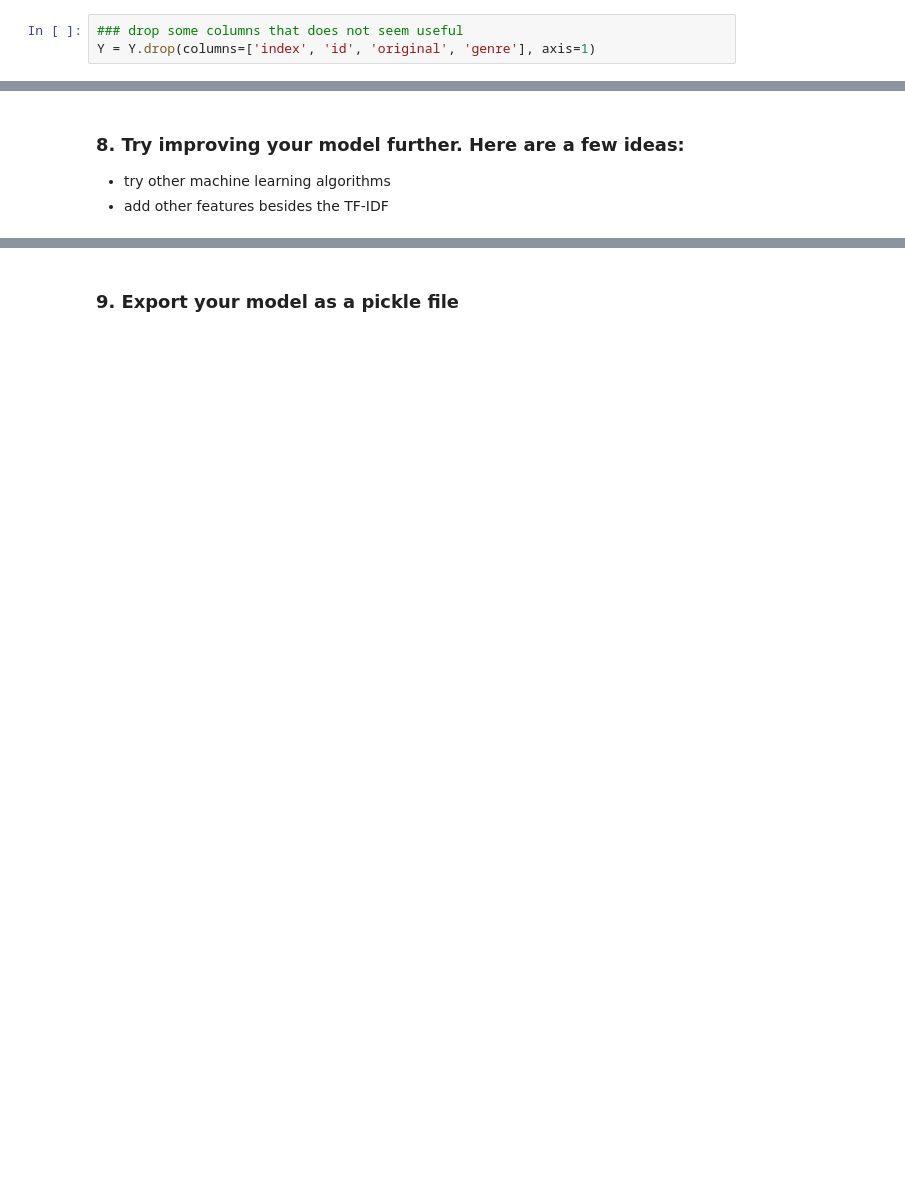
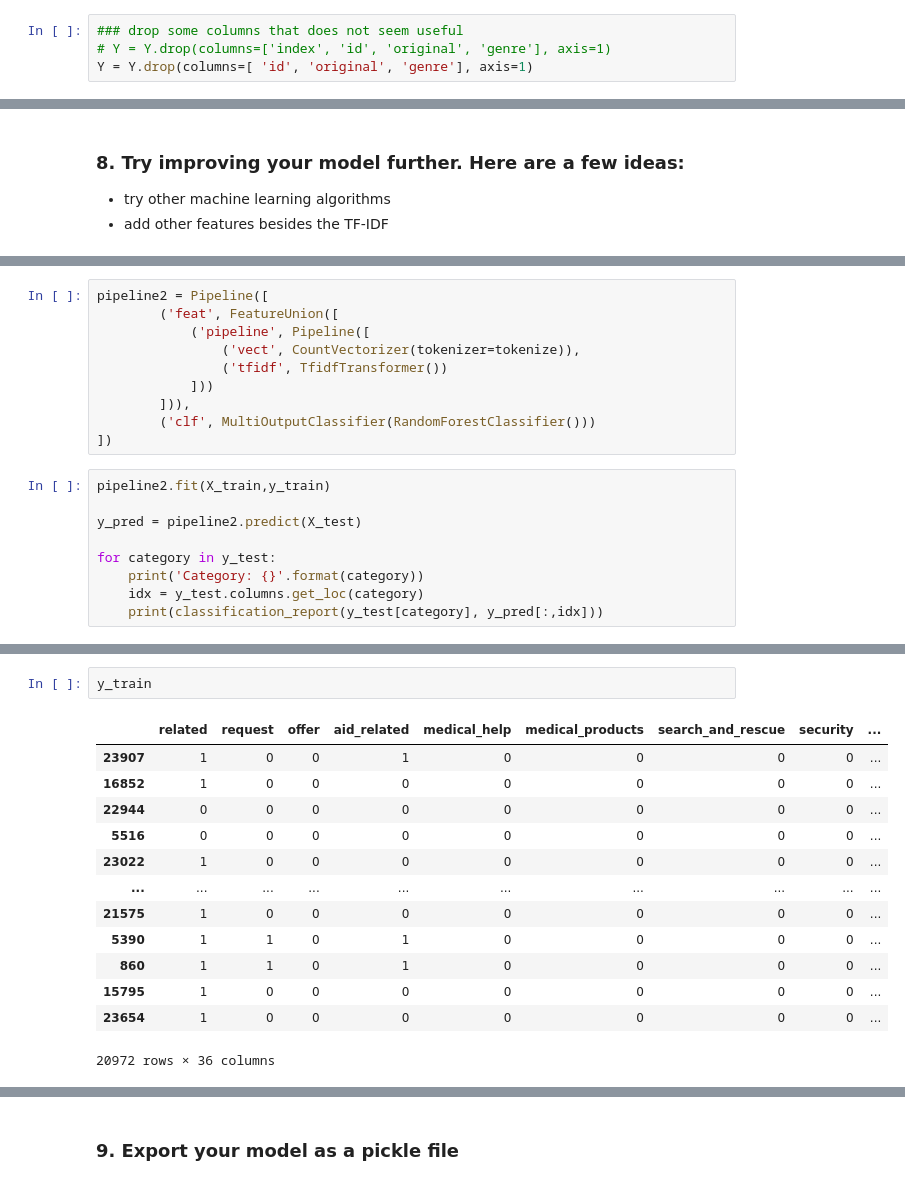
Before and after one commit to watertreader/Udacity_Data_Scientist_Nanodegree, a Jupyter notebook: Project_2/ML Pipeline Preparation.ipynb, the cells around one changed output, grey strips where cells are left out. Drawn from its saved outputs; the diff is of its cells as text; blank space fills up the shorter version.

```diff
--- a/Project_2/ML Pipeline Preparation.ipynb
+++ b/Project_2/ML Pipeline Preparation.ipynb
@@ -45,7 +45,8 @@ but if we treat each message with equal importance, then this message
 may not seem important(the criteria for project seems to be classify responses to particular relief organization for handle</p>
 # %%
 ### drop some columns that does not seem useful
-Y = Y.drop(columns=['index', 'id', 'original', 'genre'], axis=1)
+# Y = Y.drop(columns=['index', 'id', 'original', 'genre'], axis=1)
+Y = Y.drop(columns=[ 'id', 'original', 'genre'], axis=1)
 # %% [markdown]
 ### 2. Write a tokenization function to process your text data
 # %%
@@ -210,0 +267,19 @@ y_test.sum(axis=0)
+# %%
+pipeline2 = Pipeline([
+        ('feat', FeatureUnion([
+            ('pipeline', Pipeline([
+                ('vect', CountVectorizer(tokenizer=tokenize)),
+                ('tfidf', TfidfTransformer())
+            ]))
+        ])),
+        ('clf', MultiOutputClassifier(RandomForestClassifier()))
+])
+# %%
+pipeline2.fit(X_train,y_train)
+
+y_pred = pipeline2.predict(X_test)
+
+for category in y_test:
+    print('Category: {}'.format(category))
+    idx = y_test.columns.get_loc(category)
+    print(classification_report(y_test[category], y_pred[:,idx]))
@@ -210,0 +333,16 @@ y_test.sum(axis=0)
+# %%
+y_train
+# %% [output]
+|  | related | request | offer | aid_related | medical_help | medical_products | search_and_rescue | security | ... |
+| 23907 | 1 | 0 | 0 | 1 | 0 | 0 | 0 | 0 | ... |
+| 16852 | 1 | 0 | 0 | 0 | 0 | 0 | 0 | 0 | ... |
+| 22944 | 0 | 0 | 0 | 0 | 0 | 0 | 0 | 0 | ... |
+| 5516 | 0 | 0 | 0 | 0 | 0 | 0 | 0 | 0 | ... |
+| 23022 | 1 | 0 | 0 | 0 | 0 | 0 | 0 | 0 | ... |
+| ... | ... | ... | ... | ... | ... | ... | ... | ... | ... |
+| 21575 | 1 | 0 | 0 | 0 | 0 | 0 | 0 | 0 | ... |
+| 5390 | 1 | 1 | 0 | 1 | 0 | 0 | 0 | 0 | ... |
+| 860 | 1 | 1 | 0 | 1 | 0 | 0 | 0 | 0 | ... |
+| 15795 | 1 | 0 | 0 | 0 | 0 | 0 | 0 | 0 | ... |
+| 23654 | 1 | 0 | 0 | 0 | 0 | 0 | 0 | 0 | ... |
+20972 rows × 36 columns
```
Also changed, not shown: parts of 16 cells of this notebook.
